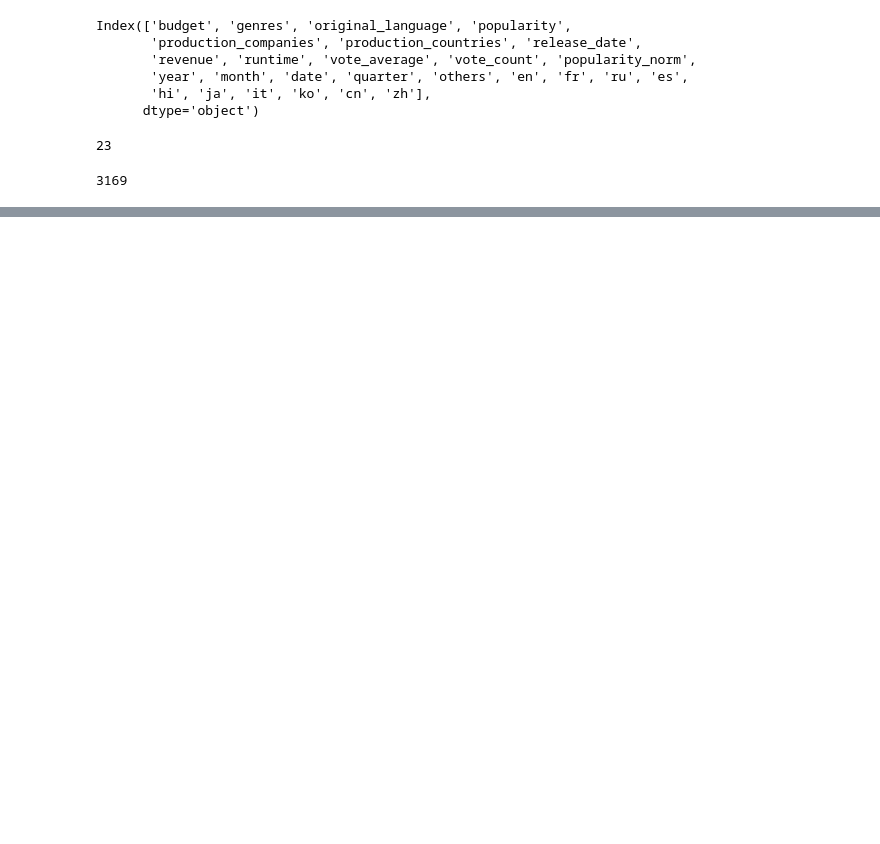
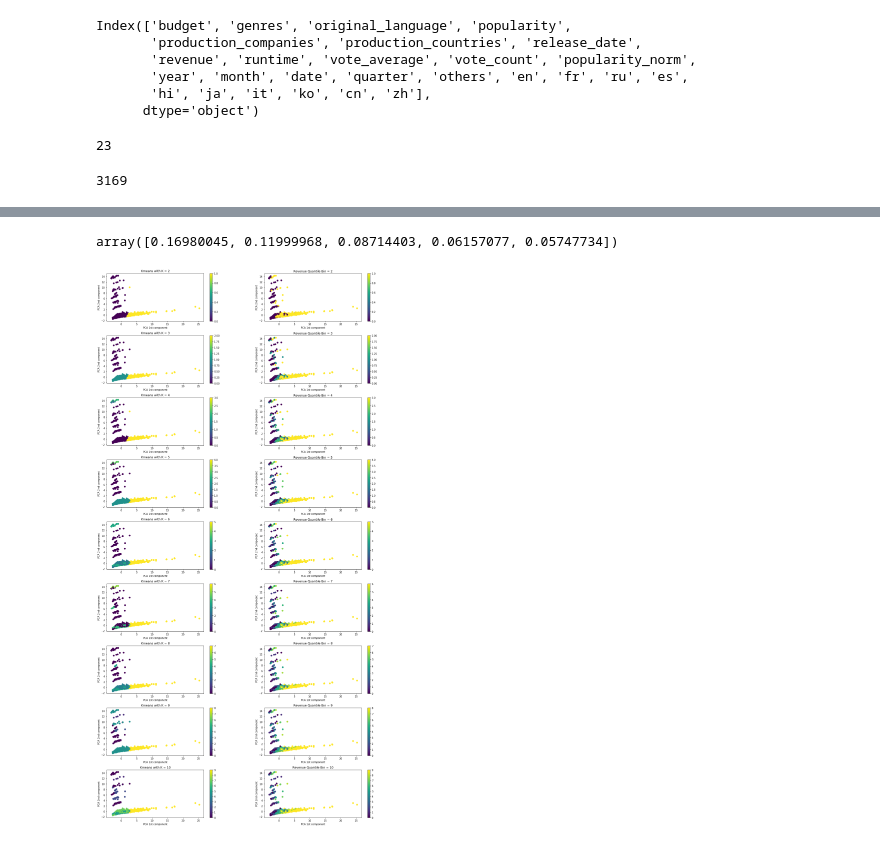
Before and after one commit to bedman3/tmdb_5000_movie_kmeans_analysis, a Jupyter notebook: Unsupervised Modelling.ipynb, the cells around one changed output, grey strips where cells are left out. Saved outputs shown, nothing was run; the diff lists cells and outputs as text; code cells hidden in the pictures; blank space fills up the shorter version.

```diff
--- a/Unsupervised Modelling.ipynb
+++ b/Unsupervised Modelling.ipynb
@@ -107,0 +104,63 @@ array([0.16980046, 0.12000027, 0.0871472 , 0.06156482, 0.05744206])
+# %%
+# see the difference with different K with ensemble learning on training data
+
+max_k = 10
+
+pca = PCA(n_components=5)
+np_pca = pca.fit_transform(X_train)
+display(pca.explained_variance_ratio_)
+fig, axs = plt.subplots(max_k - 1, 2, figsize=(20, 40))
+plt.subplots_adjust(hspace=0.3, wspace=0.3)
+
+models_store = {
+    'pca': pca,
+    'kmeans': [],
+    'dt': [],
+    'bins': [],
+}
+
+train_data_save = {
+    'y_train': [],
+}
+
+for i in range(2, max_k + 1):
+    kmeans = KMeans(n_clusters=i, random_state=1)
+    cluster_predict = kmeans.fit_predict(X_train)
+
+    models_store['kmeans'].append(kmeans)
+
+    df_pca = pd.DataFrame(data=np_pca[:, :2], columns=['pca_1st_col', 'pca_2nd_col'], index=X_train.index)
+
+    df_pca['revenue'] = X_train['revenue']
+    ser, bins = pd.qcut(X_train['revenue'], i, retbins=True, labels=[*range(i)])
+    df_pca['revenue_bin_label'] = ser
+    df_pca['cluster'] = cluster_predict
+
+    models_store['bins'].append(bins)
+
+    # predict cluster actual label
+    clf = DecisionTreeClassifier(max_depth=3, random_state=1)
+    clf.fit(df_pca[['cluster']], df_pca[['revenue_bin_label']])
+    df_pca['cluster_pred'] = clf.predict(df_pca[['cluster']])
+    train_data_save['y_train'].append(df_pca['cluster_pred'])
+    models_store['dt'].append(clf)
+
+    axs[i-2, 0].set_ylabel('PCA 2nd component')
+    axs[i-2, 0].set_xlabel('PCA 1st component')
+    axs[i-2, 0].set_title(f'Kmeans with K = {i}')
+    f1 = axs[i-2, 0].scatter(df_pca['pca_1st_col'], df_pca['pca_2nd_col'], c=df_pca['cluster_pred'], cmap='viridis')
+    fig.colorbar(f1, ax=axs[i-2, 0])
+
+
+    axs[i-2, 1].set_ylabel('PCA 2nd component')
+    axs[i-2, 1].set_xlabel('PCA 1st component')
+    axs[i-2, 1].set_title(f'Revenue Quantile Bin = {i}')
+    f2 = axs[i-2, 1].scatter(df_pca['pca_1st_col'], df_pca['pca_2nd_col'], c=df_pca['revenue_bin_label'], cmap='viridis')
+    fig.colorbar(f2, ax=axs[i-2, 1])
+
+
+
+fig.show()
+# %% [output]
+array([0.16980045, 0.11999968, 0.08714403, 0.06157077, 0.05747734])
+[figure, added]
```
Also changed, not shown: parts of 7 cells of this notebook.
